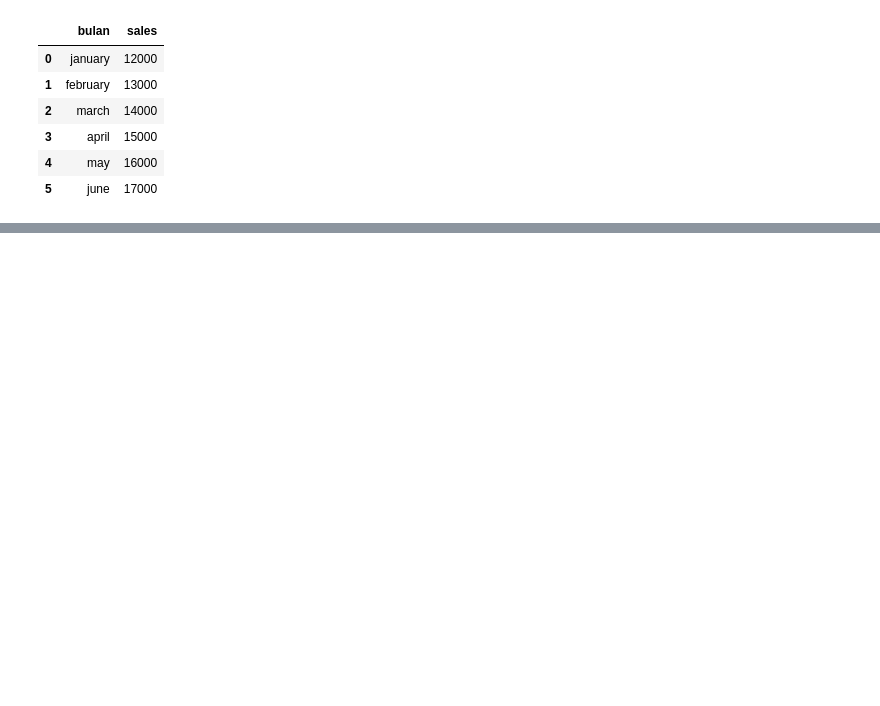
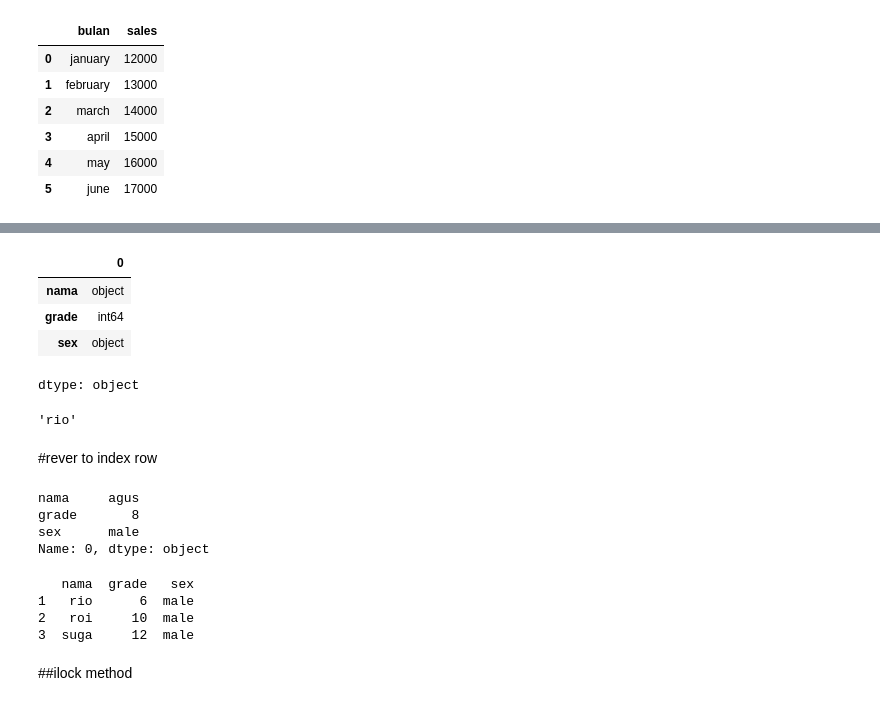
Before and after one commit to s4bih/data-visualisasi, a Jupyter notebook: data_frame_and_series.ipynb, the cells around one changed output, grey strips where cells are left out. Cells and saved outputs as stored; diff of their text form; code cells hidden in the pictures; blank space fills up the shorter version.

```diff
--- a/data_frame_and_series.ipynb
+++ b/data_frame_and_series.ipynb
@@ -80,0 +105,30 @@ d3
+# %%
+df.dtypes
+# %% [output]
+|  | 0 |
+| nama | object |
+| grade | int64 |
+| sex | object |
+dtype: object
+# %%
+df.iat[1,0]
+# %% [output]
+'rio'
+# %% [markdown]
+#rever to index row
+# %%
+print(df.loc[0])
+# %% [output]
+nama     agus
+grade       8
+sex      male
+Name: 0, dtype: object
+# %%
+print(df.loc[1:3])
+# %% [output]
+   nama  grade   sex
+1   rio      6  male
+2   roi     10  male
+3  suga     12  male
+# %% [markdown]
+##ilock method
```
Also changed, not shown: parts of 10 cells of this notebook.
